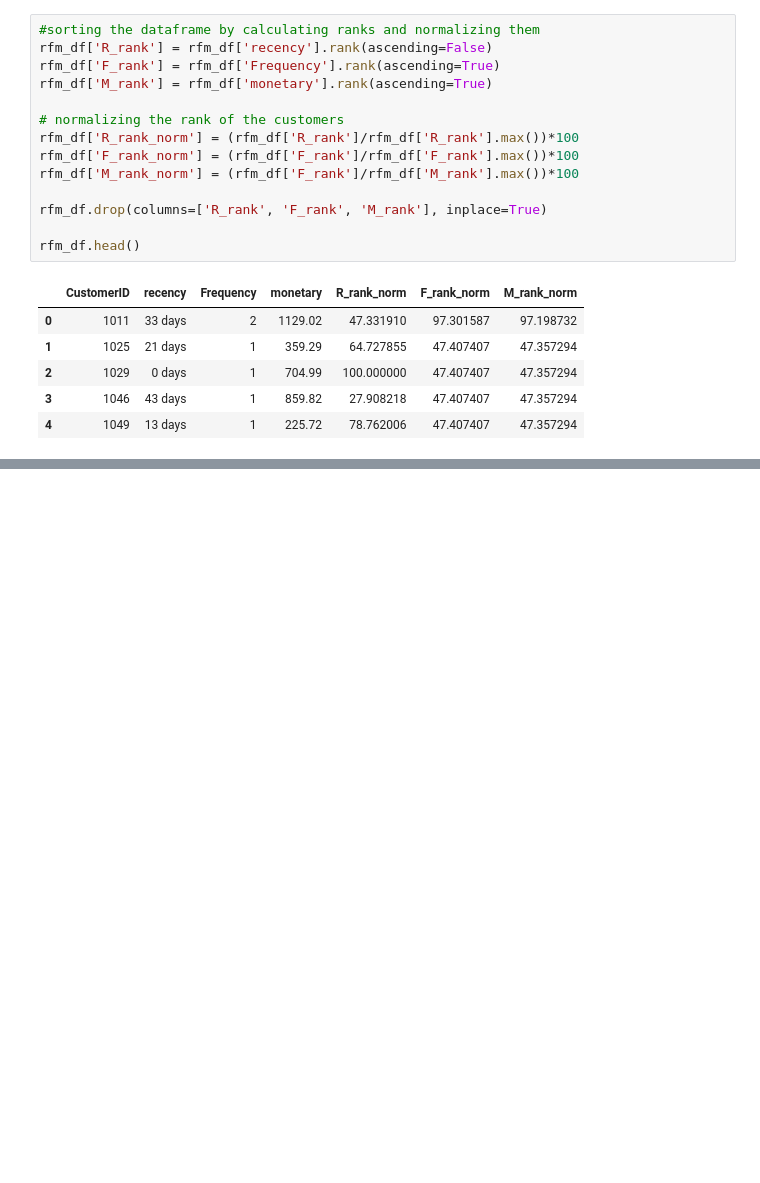
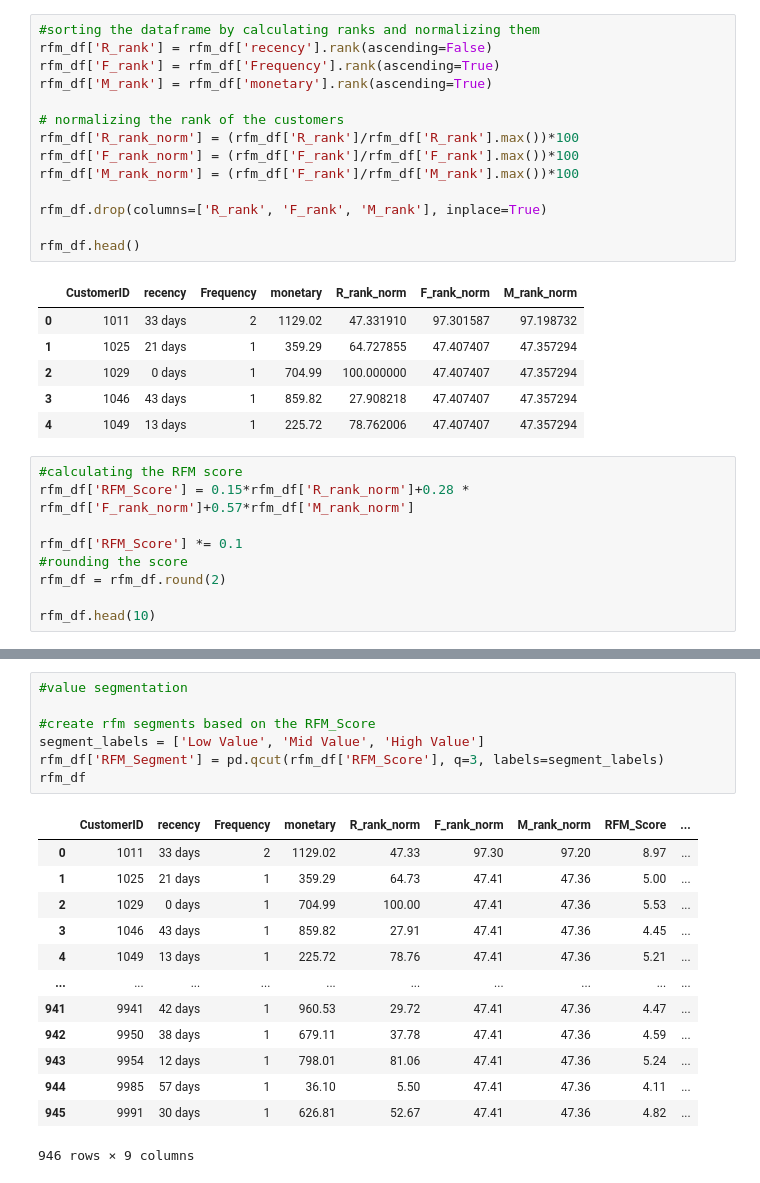
Before and after one commit to Murega14/rfm, a Jupyter notebook: rfm.ipynb, the cells around one changed output, grey strips where cells are left out. Drawn from its saved outputs; the diff is of its cells as text; blank space fills up the shorter version.

Commit message:
added rfm and customer segments

```diff
--- a/rfm.ipynb
+++ b/rfm.ipynb
@@ -150,3 +150,12 @@ rfm_df.head()
 | 2 | 1029 | 0 days | 1 | 704.99 | 100.000000 | 47.407407 | 47.357294 |
 | 3 | 1046 | 43 days | 1 | 859.82 | 27.908218 | 47.407407 | 47.357294 |
 | 4 | 1049 | 13 days | 1 | 225.72 | 78.762006 | 47.407407 | 47.357294 |
+# %%
+#calculating the RFM score
+rfm_df['RFM_Score'] = 0.15*rfm_df['R_rank_norm']+0.28 * rfm_df['F_rank_norm']+0.57*rfm_df['M_rank_norm']
+
+rfm_df['RFM_Score'] *= 0.1
+#rounding the score
+rfm_df = rfm_df.round(2)
+
+rfm_df.head(10)
@@ -152,0 +174,21 @@ rfm_df.head()
+# %%
+#value segmentation
+
+#create rfm segments based on the RFM_Score
+segment_labels = ['Low Value', 'Mid Value', 'High Value']
+rfm_df['RFM_Segment'] = pd.qcut(rfm_df['RFM_Score'], q=3, labels=segment_labels)
+rfm_df
+# %% [output]
+|  | CustomerID | recency | Frequency | monetary | R_rank_norm | F_rank_norm | M_rank_norm | RFM_Score | ... |
+| 0 | 1011 | 33 days | 2 | 1129.02 | 47.33 | 97.30 | 97.20 | 8.97 | ... |
+| 1 | 1025 | 21 days | 1 | 359.29 | 64.73 | 47.41 | 47.36 | 5.00 | ... |
+| 2 | 1029 | 0 days | 1 | 704.99 | 100.00 | 47.41 | 47.36 | 5.53 | ... |
+| 3 | 1046 | 43 days | 1 | 859.82 | 27.91 | 47.41 | 47.36 | 4.45 | ... |
+| 4 | 1049 | 13 days | 1 | 225.72 | 78.76 | 47.41 | 47.36 | 5.21 | ... |
+| ... | ... | ... | ... | ... | ... | ... | ... | ... | ... |
+| 941 | 9941 | 42 days | 1 | 960.53 | 29.72 | 47.41 | 47.36 | 4.47 | ... |
+| 942 | 9950 | 38 days | 1 | 679.11 | 37.78 | 47.41 | 47.36 | 4.59 | ... |
+| 943 | 9954 | 12 days | 1 | 798.01 | 81.06 | 47.41 | 47.36 | 5.24 | ... |
+| 944 | 9985 | 57 days | 1 | 36.10 | 5.50 | 47.41 | 47.36 | 4.11 | ... |
+| 945 | 9991 | 30 days | 1 | 626.81 | 52.67 | 47.41 | 47.36 | 4.82 | ... |
+946 rows × 9 columns
```
Also changed, not shown: parts of 3 cells of this notebook.
